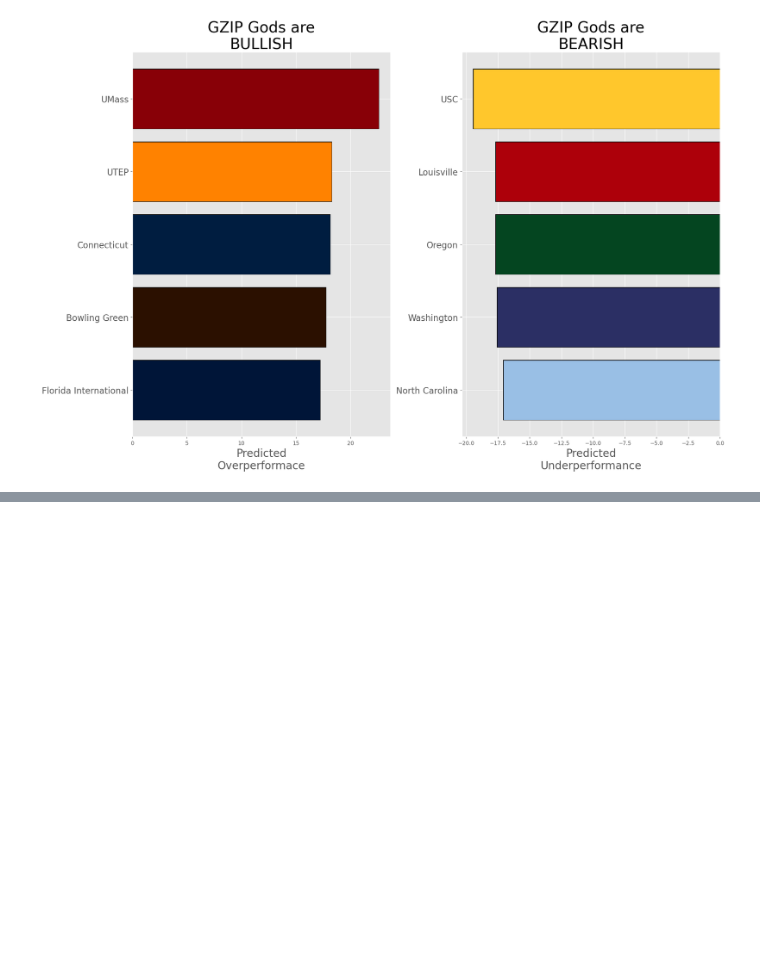
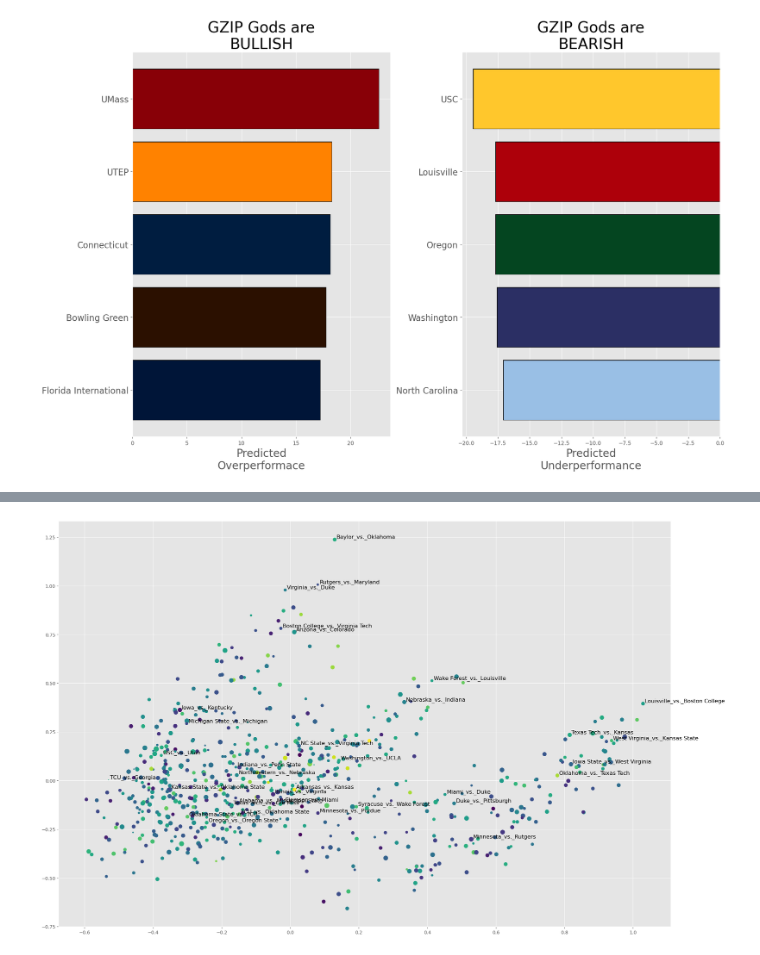
Before and after one commit to btatkinson/gzip_cfb, a Jupyter notebook: gzip_notebook.ipynb, the cells around one changed output, grey strips where cells are left out. Cells and saved outputs as stored; diff of their text form; code cells hidden in the pictures; blank space fills up the shorter version.

```diff
--- a/gzip_notebook.ipynb
+++ b/gzip_notebook.ipynb
@@ -407,0 +1053,11 @@ plt.show()
+# %%
+
+meta = meta.merge(scoring_info.copy(), how='left', on=['game_id','team','opp'])
+# %%
+meta['score_diff'] = (meta['team_score'].copy()-meta['opp_score'].copy())
+meta['score_total'] = meta['team_score'].copy()+meta['opp_score'].copy()
+# %%
+meta['score_total_norm'] = (meta['score_total'].copy())+30
+# meta['score_diff_norm'] = meta_
+# %%
+meta['label'] = meta['team'].copy()+'_vs._'+meta['opp'].copy()
@@ -407,0 +1081,14 @@ plt.show()
+# %%
+
+
+fig, ax=plt.subplots(figsize=(24,16))
+ax.scatter(embeddings[:, 0], embeddings[:, 1], c=meta['score_total']+10, s=meta['score_diff']+60)
+for i in range(embeddings.shape[0]):
+    if embeddings[i, 1]>0.95:
+        ax.text(x=embeddings[i,0]+0.005,y=embeddings[i,1]+0.005,s=meta.iloc[i]['label'],fontsize=12)
+    if np.random.random()>0.95:
+        ax.text(x=embeddings[i,0]+0.005,y=embeddings[i,1]+0.005,s=meta.iloc[i]['label'],fontsize=12)
+#     if 'Georgia_' in meta.iloc[i]['label']:
+#         ax.text(x=embeddings[i,0]+0.005,y=embeddings[i,1]+0.005,s=meta.iloc[i]['label'],fontsize=14)
+# %% [output]
+[figure, added]
```
Also changed, not shown: parts of 63 cells of this notebook.
